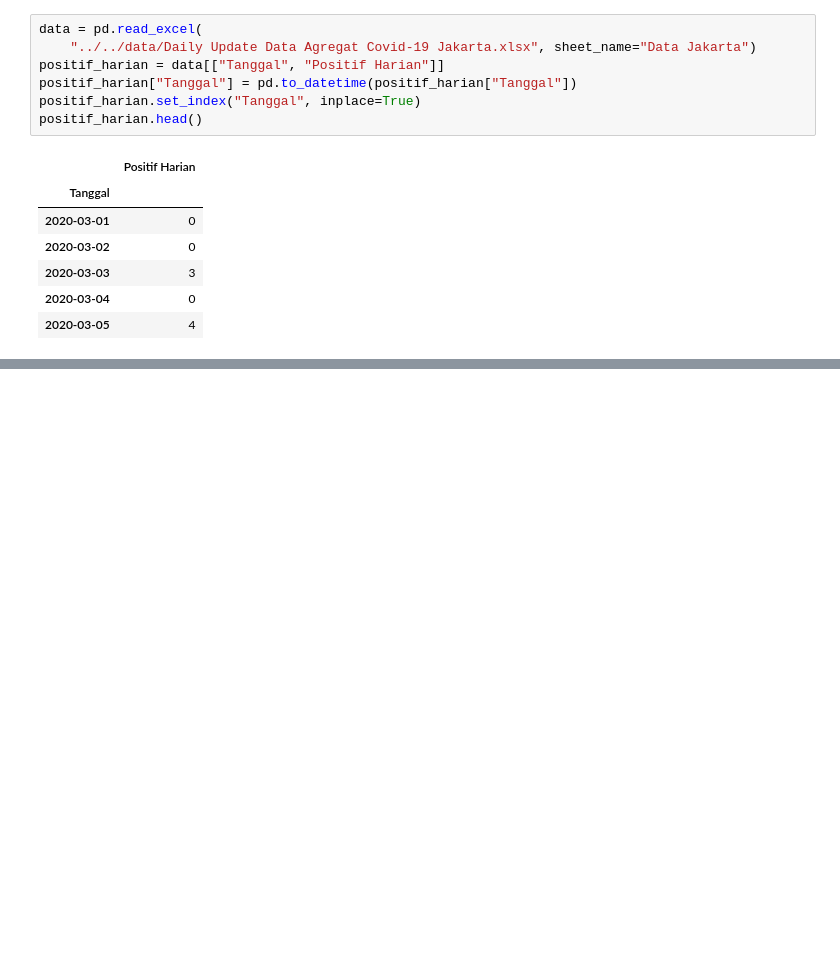
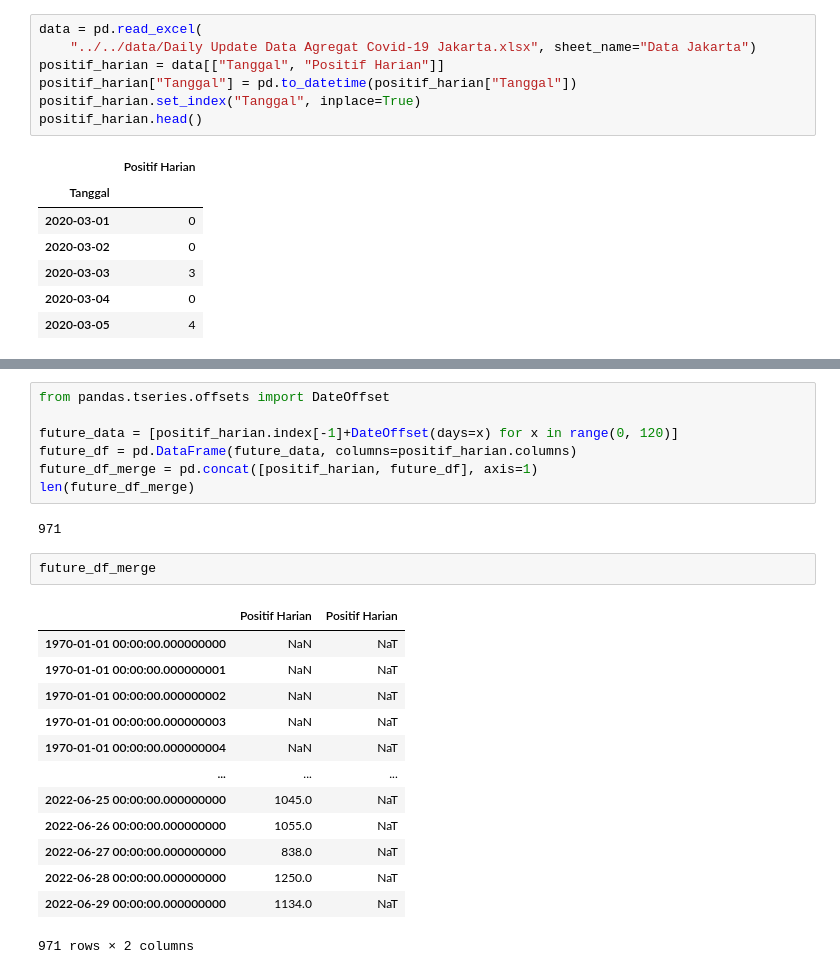
Before and after one commit to SulthanAbiyyu/compfest-dsa-academy-2022, a Jupyter notebook: notebooks/forecast/29-06-2022_fcst__LSTM.ipynb, the cells around one changed output, grey strips where cells are left out. Drawn from its saved outputs; the diff is of its cells as text; blank space fills up the shorter version.

```diff
--- a/notebooks/forecast/29-06-2022_fcst__LSTM.ipynb
+++ b/notebooks/forecast/29-06-2022_fcst__LSTM.ipynb
@@ -31,0 +122,25 @@ positif_harian.head()
+# %%
+from pandas.tseries.offsets import DateOffset
+
+future_data = [positif_harian.index[-1]+DateOffset(days=x) for x in range(0, 120)]
+future_df = pd.DataFrame(future_data, columns=positif_harian.columns)
+future_df_merge = pd.concat([positif_harian, future_df], axis=1)
+len(future_df_merge)
+# %% [output]
+971
+# %%
+future_df_merge
+# %% [output]
+|  | Positif Harian | Positif Harian |
+| 1970-01-01 00:00:00.000000000 | NaN | NaT |
+| 1970-01-01 00:00:00.000000001 | NaN | NaT |
+| 1970-01-01 00:00:00.000000002 | NaN | NaT |
+| 1970-01-01 00:00:00.000000003 | NaN | NaT |
+| 1970-01-01 00:00:00.000000004 | NaN | NaT |
+| ... | ... | ... |
+| 2022-06-25 00:00:00.000000000 | 1045.0 | NaT |
+| 2022-06-26 00:00:00.000000000 | 1055.0 | NaT |
+| 2022-06-27 00:00:00.000000000 | 838.0 | NaT |
+| 2022-06-28 00:00:00.000000000 | 1250.0 | NaT |
+| 2022-06-29 00:00:00.000000000 | 1134.0 | NaT |
+971 rows × 2 columns
```
Also changed, not shown: parts of 10 cells of this notebook, 1 other file.
